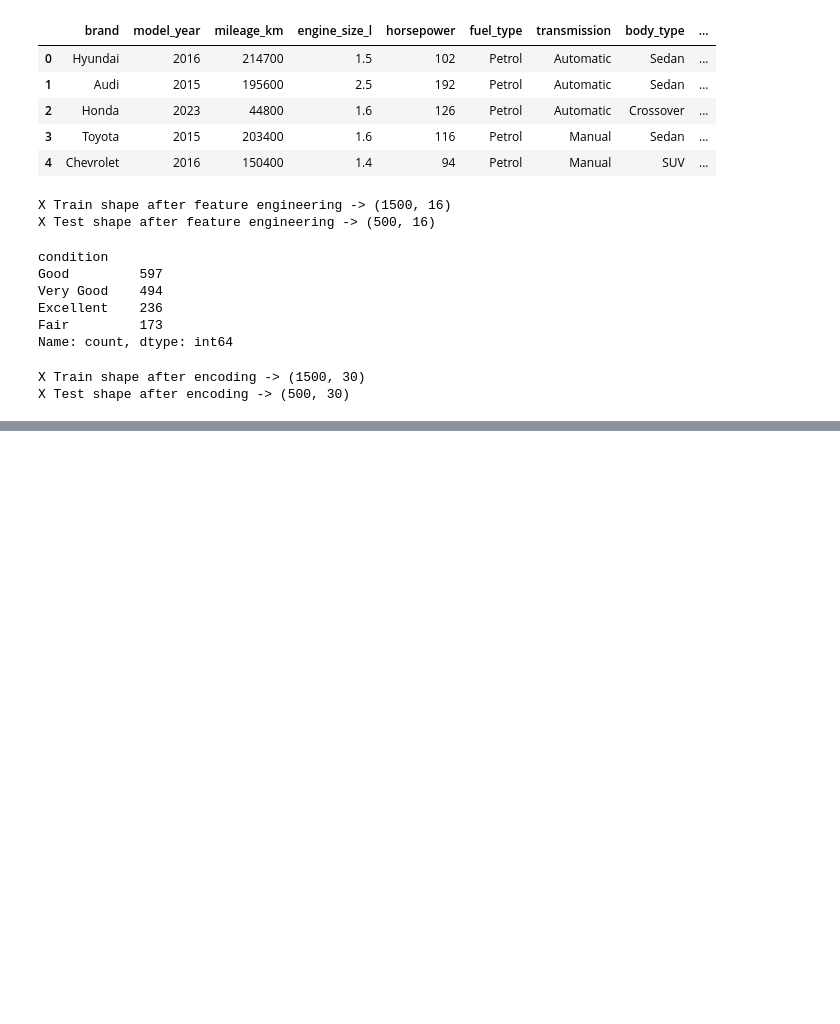
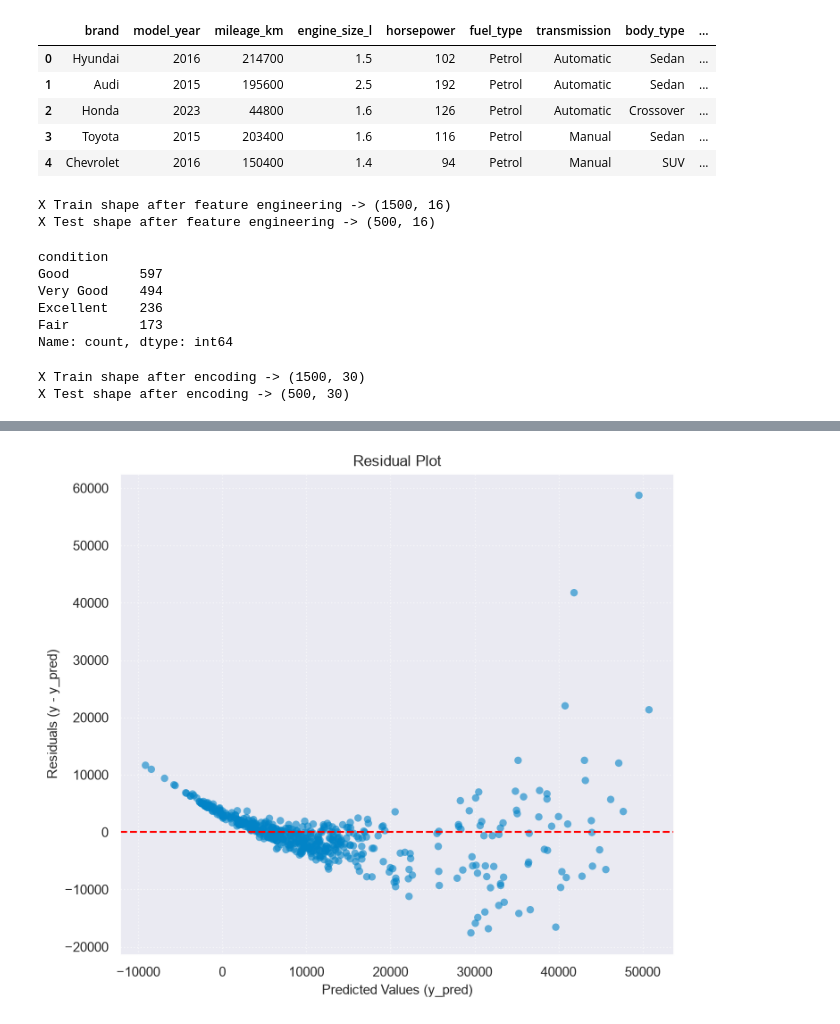
Before and after one commit to ml-engineer04/machine-learning, a Jupyter notebook: projects/cars_price_prediction.ipynb, the cells around one changed output, grey strips where cells are left out. Saved outputs shown, nothing was run; the diff lists cells and outputs as text; code cells hidden in the pictures; blank space fills up the shorter version.

```diff
--- a/projects/cars_price_prediction.ipynb
+++ b/projects/cars_price_prediction.ipynb
@@ -292,0 +366,19 @@ X_train.head()
+# %%
+from sklearn.linear_model import LinearRegression
+from sklearn.model_selection import KFold, cross_val_score
+
+model = LinearRegression()
+
+kf = KFold(n_splits=5, shuffle=True, random_state=42)
+cv_score = cross_val_score(model, X_train, y_train, cv=kf, scoring='r2')
+
+print("5 KFold Results")
+print(f"all result -> {cv_score.round(2)}")
+print(f"Mean R^2 -> {cv_score.mean():.2f}")
+
+
+model.fit(X_train, y_train)
+
+print("TRAIN vs TEST COMPARE")
+print(f"Train R²: {model.score(X_train, y_train):.4f}")
+print(f"Test R² : {model.score(X_test, y_test):.4f}")
@@ -292,0 +426,16 @@ X_train.head()
+# %%
+predictions = model.predict(X_test)
+residuals = y_test - predictions
+
+plt.figure(figsize=(8, 7))
+plt.scatter(predictions, residuals, alpha=0.6, color='#0284c7', edgecolors='none')
+plt.axhline(0, color='red', linestyle='--', linewidth=1.5)
+
+plt.title("Residual Plot", fontsize=12)
+plt.xlabel("Predicted Values (y_pred)", fontsize=11)
+plt.ylabel("Residuals (y - y_pred)", fontsize=11)
+
+plt.grid(True, linestyle=':', alpha=0.6)
+plt.show()
+# %% [output]
+[figure, added]
```
Also changed, not shown: parts of 9 cells of this notebook.
